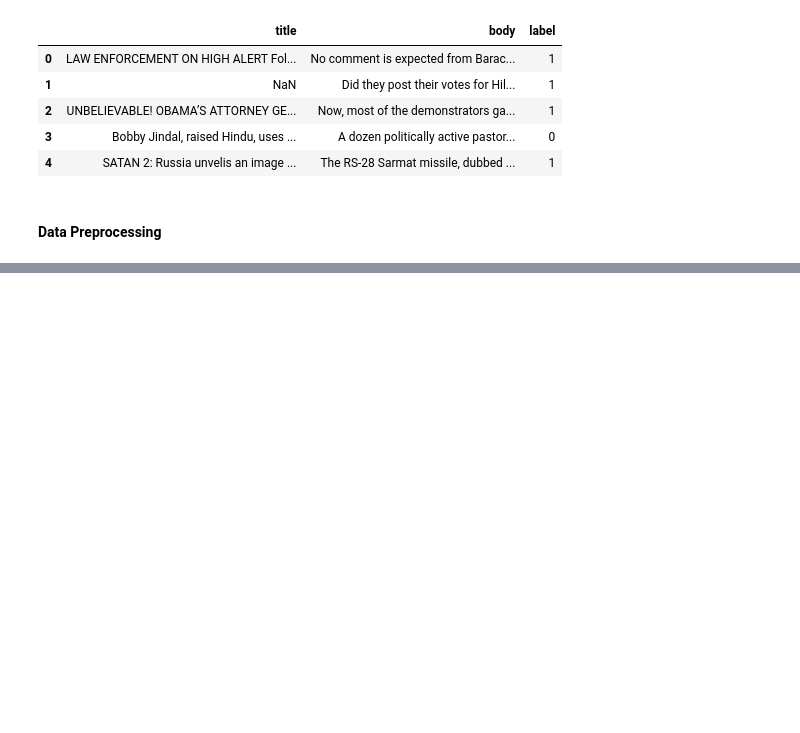
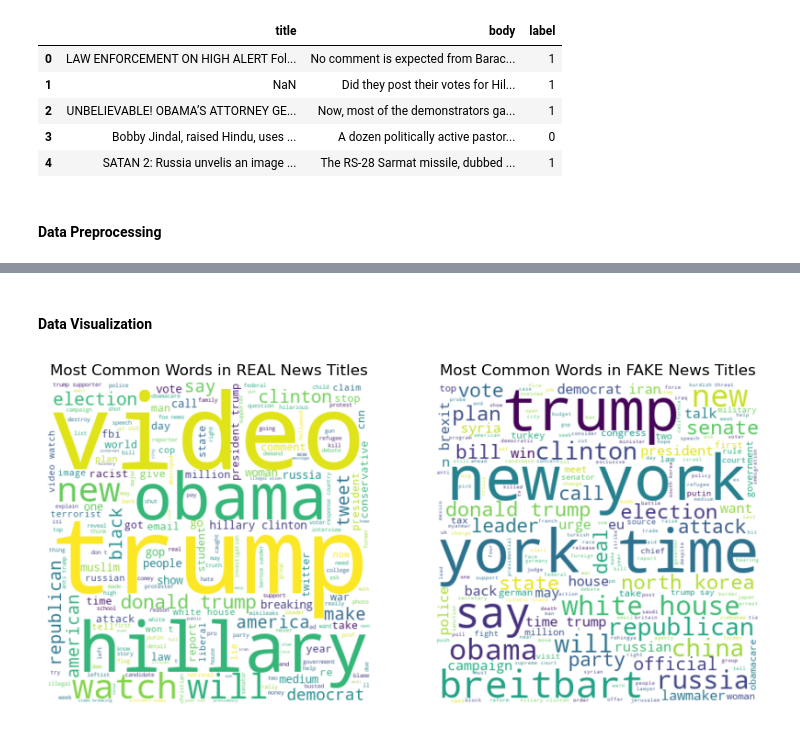
Before and after one commit to ahedrick510/machine_learning, a Jupyter notebook: Final Project/fakenews.ipynb, the cells around one changed output, grey strips where cells are left out. Saved outputs shown, nothing was run; the diff lists cells and outputs as text; code cells hidden in the pictures; blank space fills up the shorter version.

Commit message:
Update fakenews.ipynb
created awesome word clouds and copied over sklearn svm implementation from homework 5. still a lot of experimenting to do

```diff
--- a/Final Project/fakenews.ipynb
+++ b/Final Project/fakenews.ipynb
@@ -70,0 +85,2 @@ TypeError: 'float' object is not iterable
+# %% [markdown]
+#### Data Visualization
@@ -70,0 +104,33 @@ TypeError: 'float' object is not iterable
+# %%
+# most common words in news titles
+
+# filter news by label 1
+news_label1 = news[news['label'] == 1]
+
+# filter news by label -1
+news_labelminus1 = news[news['label'] == -1]
+
+# set up stopwords
+from wordcloud import WordCloud, STOPWORDS
+stopwords = set(STOPWORDS)
+stopwords.update(["s", "wa", "u", "ha"])
+
+# create WordCloud for label 1
+title_words_label1 = ' '.join(news_label1['title'])
+title_wordcloud_label1 = WordCloud(width=400, height=400, stopwords=stopwords, background_color='white').generate(title_words_label1)
+
+# create WordCloud for label -1
+title_words_labelminus1 = ' '.join(news_labelminus1['title'])
+title_wordcloud_labelminus1 = WordCloud(width=400, height=400, stopwords=stopwords, background_color='white').generate(title_words_labelminus1)
+
+# plot the two WordClouds side by side
+fig, ax = plt.subplots(1, 2, figsize=(10, 5))
+ax[0].imshow(title_wordcloud_label1, interpolation='bilinear')
+ax[0].set_title('Most Common Words in REAL News Titles')
+ax[0].axis('off')
+ax[1].imshow(title_wordcloud_labelminus1, interpolation='bilinear')
+ax[1].set_title('Most Common Words in FAKE News Titles')
+ax[1].axis('off')
+plt.show()
+# %% [output]
+[figure, added]
```
Also changed, not shown: parts of 10 cells of this notebook.
